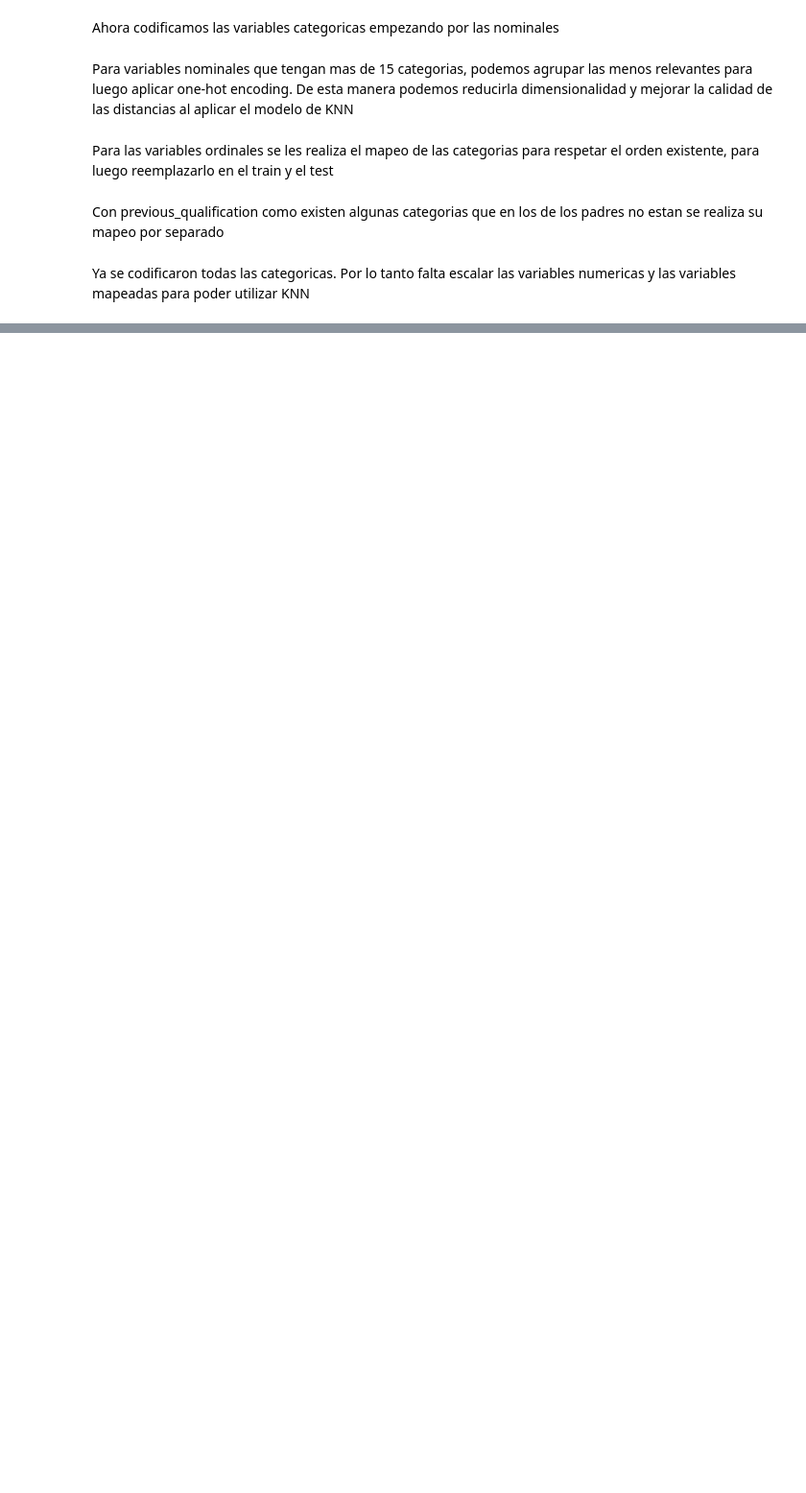
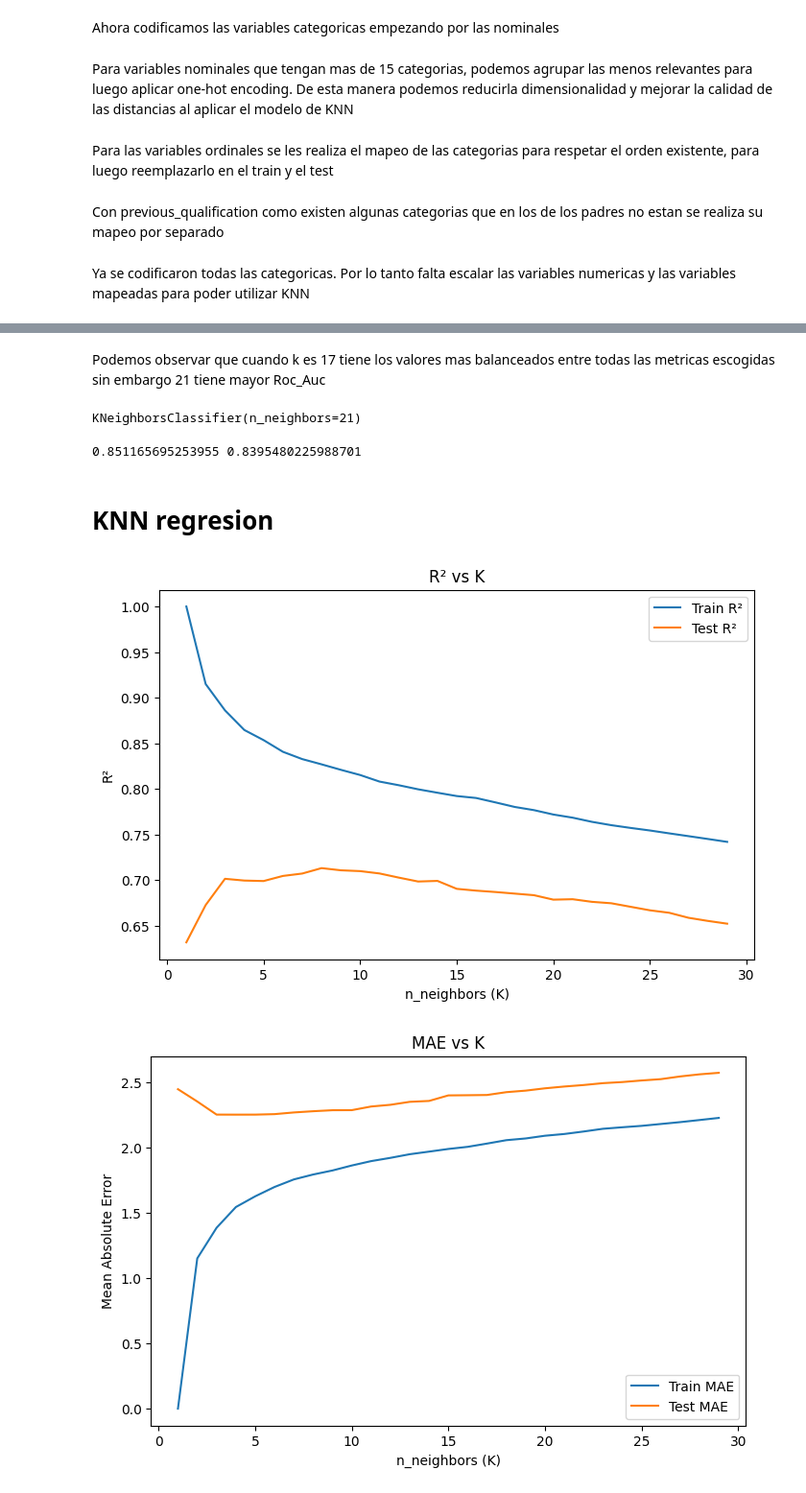
Before and after one commit to Hypotermya/ML_Mini_Proyecto_1, a Jupyter notebook: _sources/notebooks.ipynb, the cells around one changed output, grey strips where cells are left out. Shown at 96% size. Cells and saved outputs as stored; diff of their text form; code cells hidden in the pictures; blank space fills up the shorter version.

```diff
--- a/_sources/notebooks.ipynb
+++ b/_sources/notebooks.ipynb
@@ -497,3 +525,6 @@ X_test_OH['Previous qualification']=X_test_OH['Previous qualification'].map(map_
+# %%
+X_train_reg['Previous qualification']=X_train_reg['Previous qualification'].map(map_educacion)
+X_test_reg['Previous qualification']=X_test_reg['Previous qualification'].map(map_educacion)
 # %% [markdown]
 Ya se codificaron todas las categoricas. Por lo tanto falta escalar las variables numericas y las variables mapeadas para poder utilizar KNN
 # %%
@@ -509,0 +631,13 @@ Ahora con todas las variables preparadas podemos comenzar el modelo de KNN
+# %% [markdown]
+Podemos observar que cuando k es 17 tiene los valores mas balanceados entre todas las metricas escogidas sin embargo 21 tiene mayor Roc_Auc
+# %%
+clf = KNeighborsClassifier(n_neighbors=21)
+clf.fit(X_train_clas, y_train_clas)
+# %% [output]
+KNeighborsClassifier(n_neighbors=21)
+# %%
+print(clf.score(X_train_clas, y_train_clas), clf.score(X_test_clas, y_test_clas))
+# %% [output]
+0.851165695253955 0.8395480225988701
+# %% [markdown]
+# KNN regresion
@@ -509,0 +678,33 @@ Ahora con todas las variables preparadas podemos comenzar el modelo de KNN
+# %%
+# --- R² ---
+plt.figure(figsize=(8,5))
+plt.plot(neighbors_settings, training_accuracy_R2, label="Train R²")
+plt.plot(neighbors_settings, test_accuracy_R2, label="Test R²")
+plt.xlabel("n_neighbors (K)")
+plt.ylabel("R²")
+plt.legend()
+plt.title("R² vs K")
+plt.show()
+
+# --- MAE ---
+plt.figure(figsize=(8,5))
+plt.plot(neighbors_settings, training_mae, label="Train MAE")
+plt.plot(neighbors_settings, test_mae, label="Test MAE")
+plt.xlabel("n_neighbors (K)")
+plt.ylabel("Mean Absolute Error")
+plt.legend()
+plt.title("MAE vs K")
+plt.show()
+
+# --- RMSE ---
+plt.figure(figsize=(8,5))
+plt.plot(neighbors_settings, training_rmse, label="Train RMSE")
+plt.plot(neighbors_settings, test_rmse, label="Test RMSE")
+plt.xlabel("n_neighbors (K)")
+plt.ylabel("Root Mean Squared Error")
+plt.legend()
+plt.title("RMSE vs K")
+plt.show()
+# %% [output]
+[figure, added]
+[figure, added]
```
Also changed, not shown: parts of 41 cells of this notebook, 11 other files.
